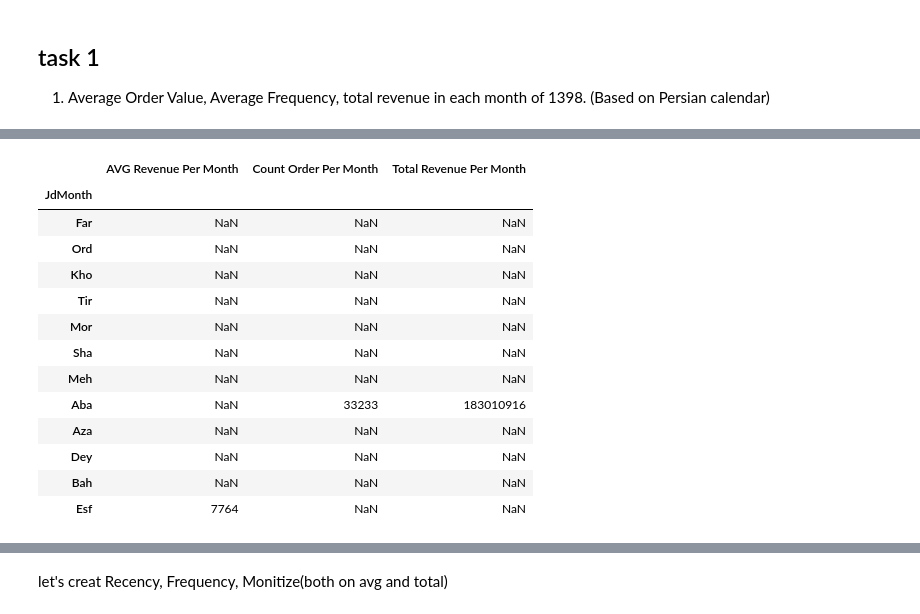
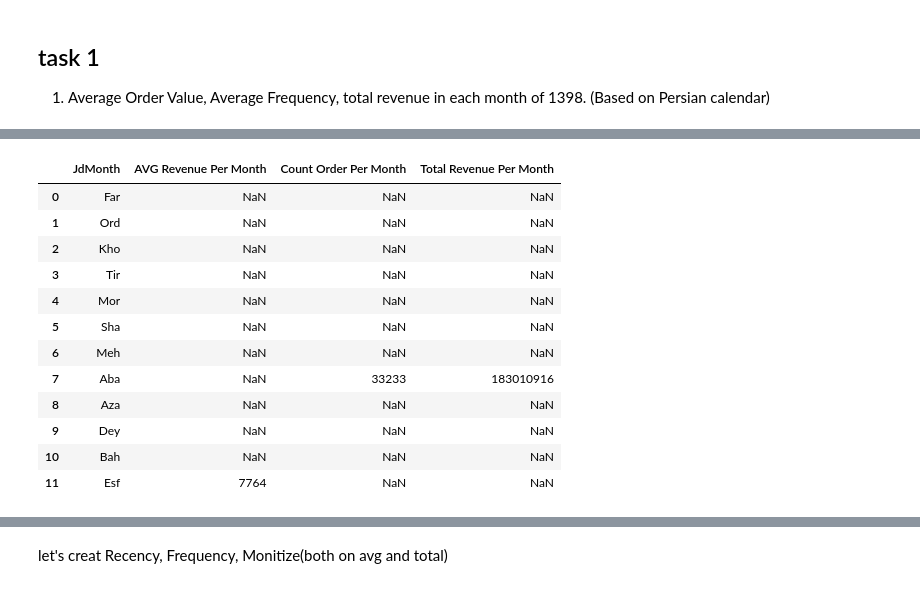
Before and after one commit to alephba/interview_tasks, a Jupyter notebook: src/notebook.ipynb, the cells around one changed output, grey strips where cells are left out. Cells and saved outputs as stored; diff of their text form; code cells hidden in the pictures.

```diff
--- a/src/notebook.ipynb
+++ b/src/notebook.ipynb
@@ -76,13 +85,22 @@ for index, row in revenue.iterrows():
 # %% [markdown]
 ### Date feature is surely in need for parsing
 both to Jalali datetime and Gregory datetime
-# %%
-for index, row in revenue.iterrows():
-    revenue.loc[index, 'JdDate'] = jd.date.fromgregorian(date=dt.datetime.strptime(str(row['Date']), '%Y%m%d'))
-    revenue.loc[index, 'GDate'] = dt.datetime.strptime(str(row['Date']), '%Y%m%d')
-
-for index, row in revenue.iterrows():
-    revenue.loc[index, 'JdMonth'] = jd.datetime.jmonth_short(row['JdDate'])
-    revenue.loc[index, 'JdWeekday'] = jd.datetime.jweekday_short(row['JdDate'])
-    revenue.loc[index, 'GDate'] = dt.datetime.date(row['GDate'])
+# %%
+def convert_gregorian_persian(df,date_col,format_date):
+    '''
+    convert gregorian date to Jalali date
+    input: dataframe, date column name, date format
+    output: dataframe with Jalali date, Jalali Months, Jalali weekdays
+    '''
+
+    df['JdDate'] = [jd.date.fromgregorian(date=dt.datetime.strptime(str(i),str(format_date))) for i in df[date_col]]
+    df['GDate'] = [dt.datetime.strptime(str(i), str(format_date)) for i in df[date_col]]
+    df['GDate'] = [dt.datetime.date(i) for i in df['GDate']]
+    df['GDate'] = df['GDate'].astype('datetime64')
+    df['JdMonth'] = [jd.datetime.jmonth_short(i) for i in df['JdDate']]
+    df['JdWeekday'] = [jd.datetime.jweekday_short(i) for i in df['JdDate']]
+
+    return df
+# %%
+revenue = convert_gregorian_persian(revenue,'Date','%Y%m%d')
 # %%
@@ -113,9 +134,16 @@ logger.info(f'\n Average Order Value = {avg_order_val} \n Average Frequency {avg
 # %%
 revehnue1398 = revenue[revenue['JdDate']< jd.date(1399, 1, 1)]
 logger.info('\n AVG Revenue Per Month in 1388')
-summary98 = pd.concat([revehnue1398.groupby(pd.Grouper(key="JdMonth")).agg({'Revenue': 'mean','OrderID': 'count'})\
-            .rename(columns={'Revenue': 'AVG Revenue Per Month' ,'OrderID': 'Count Order Per Month'}),
-revehnue1398.groupby(pd.Grouper(key="JdMonth")).agg({'Revenue': 'sum'}).rename(columns={'Revenue': 'Total Revenue Per Month'})], axis=1)
+summary98 = pd.concat([revehnue1398.groupby(pd.Grouper(key="JdMonth"), as_index=False)\
+                      .agg({'Revenue': 'mean','OrderID': 'count'})\
+                      .rename(columns=
+                                    {'Revenue': 'AVG Revenue Per Month' ,
+                                    'OrderID': 'Count Order Per Month'}),
+                       revehnue1398.groupby(pd.Grouper(key="JdMonth"), as_index=False)\
+                                            .agg({'Revenue': 'sum'})\
+                                                .rename(columns=
+                                                {'Revenue': 'Total Revenue Per Month'})\
+                                                                .drop(columns='JdMonth')],axis=1)
 
 summary98
 # %% [output]
@@ -138,20 +183,21 @@ summary98
 # %%
 # style.applymap(lambda v:'color:red;' if v is True, props='color:red;')\
 # .applymap(lambda v:'color:red;' if v is True else None)
 
-summary98[summary98==summary98.max()]
+pd.concat([summary98.JdMonth,
+           summary98[summary98==summary98.max(numeric_only=True)].drop(columns='JdMonth')],
+           axis=1)
 # %% [output]
-|  | AVG Revenue Per Month | Count Order Per Month | Total Revenue Per Month |
-| JdMonth |  |  |  |
-| Far | NaN | NaN | NaN |
-| Ord | NaN | NaN | NaN |
-| Kho | NaN | NaN | NaN |
-| Tir | NaN | NaN | NaN |
-| Mor | NaN | NaN | NaN |
-| Sha | NaN | NaN | NaN |
-| Meh | NaN | NaN | NaN |
-| Aba | NaN | 33233 | 183010916 |
-| Aza | NaN | NaN | NaN |
-| Dey | NaN | NaN | NaN |
-| Bah | NaN | NaN | NaN |
-| Esf | 7764 | NaN | NaN |
+|  | JdMonth | AVG Revenue Per Month | Count Order Per Month | Total Revenue Per Month |
+| 0 | Far | NaN | NaN | NaN |
+| 1 | Ord | NaN | NaN | NaN |
+| 2 | Kho | NaN | NaN | NaN |
+| 3 | Tir | NaN | NaN | NaN |
+| 4 | Mor | NaN | NaN | NaN |
+| 5 | Sha | NaN | NaN | NaN |
+| 6 | Meh | NaN | NaN | NaN |
+| 7 | Aba | NaN | 33233 | 183010916 |
+| 8 | Aza | NaN | NaN | NaN |
+| 9 | Dey | NaN | NaN | NaN |
+| 10 | Bah | NaN | NaN | NaN |
+| 11 | Esf | 7764 | NaN | NaN |
```
Also changed, not shown: parts of 25 cells of this notebook.
